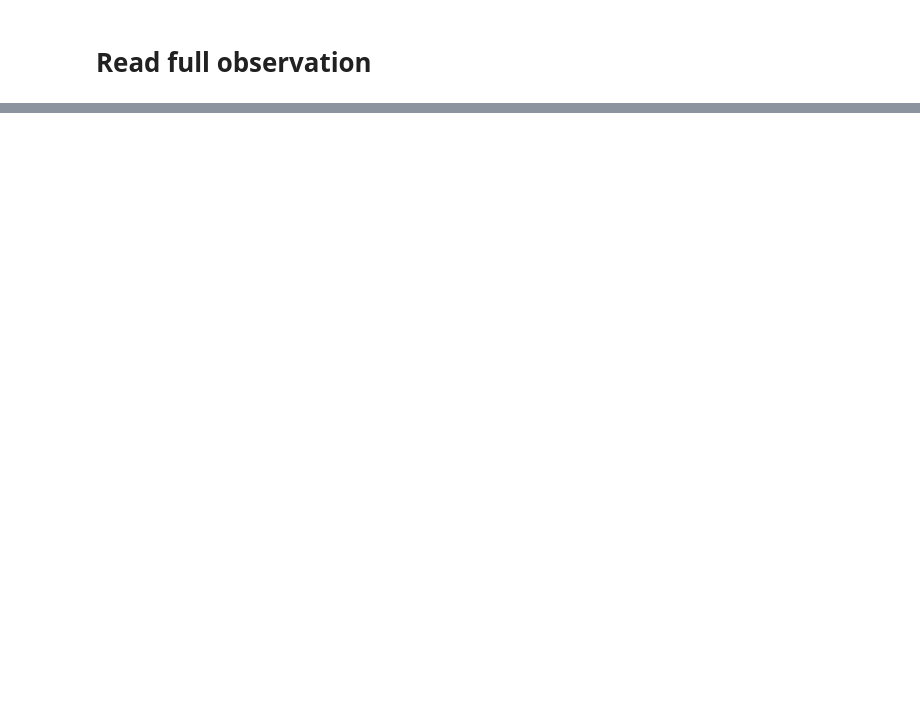
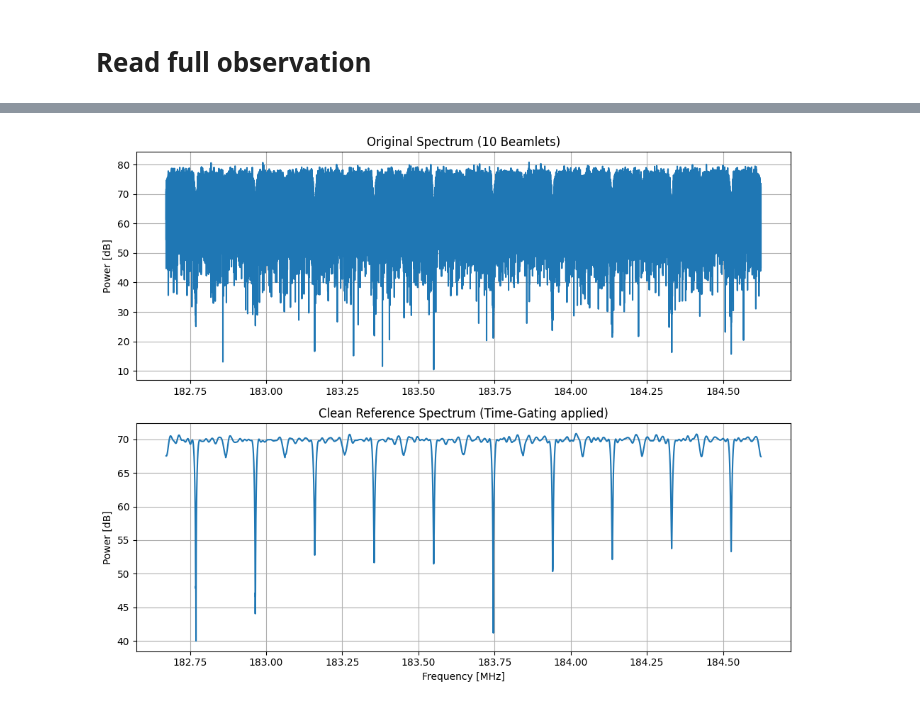
Before and after one commit to lorainn/lofar-passive-radar, a Jupyter notebook: read_udp_pack.ipynb, the cells around one changed output, grey strips where cells are left out. Cells and saved outputs as stored; diff of their text form; code cells hidden in the pictures; blank space fills up the shorter version.

```diff
--- a/read_udp_pack.ipynb
+++ b/read_udp_pack.ipynb
@@ -567,0 +565,65 @@ Valid pakcets: 1223357
+# %%
+import numpy as np
+import matplotlib.pyplot as plt
+from scipy.fft import fft, ifft, fftshift
+
+int_time = 0.1
+num_samples = int(int_time * 195.3125e3)
+surveillance_disk = np.memmap("/content/drive/MyDrive/Colab THESIS/signals/surveillance.dat",
+                              dtype='complex64', mode='r', shape=(5000000, 61, 16))
+num_packets = (num_samples // 16) + 1
+
+raw_spectrum = []
+clean_spectrum = []
+
+# Process the 10 channels
+for b in range(10):
+    surv_raw = surveillance_disk[:num_packets, b, :].flatten()[:num_samples]
+
+    # 1. FFT and Autocorrelation
+    ref_fft_raw = fft(surv_raw)
+    autocorr_raw = ifft(np.abs(ref_fft_raw)**2)
+
+    # 2. Time-Gating (Window)
+    gate_width = 15
+    window = np.zeros_like(autocorr_raw)
+    window[:gate_width] = 1
+    window[-gate_width:] = 1
+    autocorr_gated = autocorr_raw * window
+
+    # 3. Clean Signal
+    psd_clean = np.abs(fft(autocorr_gated))
+    ref_fft_clean = np.sqrt(psd_clean) * np.exp(1j * np.angle(ref_fft_raw))
+
+    # Save for plotting
+    raw_spectrum.append(10 * np.log10(np.abs(fftshift(ref_fft_raw))**2 + 1e-12))
+    clean_spectrum.append(10 * np.log10(np.abs(fftshift(ref_fft_clean))**2 + 1e-12))
+
+# Concatenate the 10 channels into a single array
+raw_spectrum = np.concatenate(raw_spectrum)
+clean_spectrum = np.concatenate(clean_spectrum)
+
+# X-Axis in Frequencies (MHz)
+fs = 195312.5
+f_center = 183.648
+bandwidth = (10 * fs) / 1e6
+frequencies = np.linspace(f_center - bandwidth/2, f_center + bandwidth/2, len(raw_spectrum))
+
+# Plotting
+fig, axs = plt.subplots(2, 1, figsize=(10, 8))
+
+axs[0].plot(frequencies, raw_spectrum)
+axs[0].set_title('Original Spectrum (10 Beamlets)')
+axs[0].set_ylabel('Power [dB]')
+axs[0].grid(True)
+
+axs[1].plot(frequencies, clean_spectrum)
+axs[1].set_title('Clean Reference Spectrum (Time-Gating applied)')
+axs[1].set_xlabel('Frequency [MHz]')
+axs[1].set_ylabel('Power [dB]')
+axs[1].grid(True)
+
+plt.tight_layout()
+plt.show()
+# %% [output]
+[figure, added]
```
Also changed, not shown: parts of 23 cells of this notebook, 3 other files.
